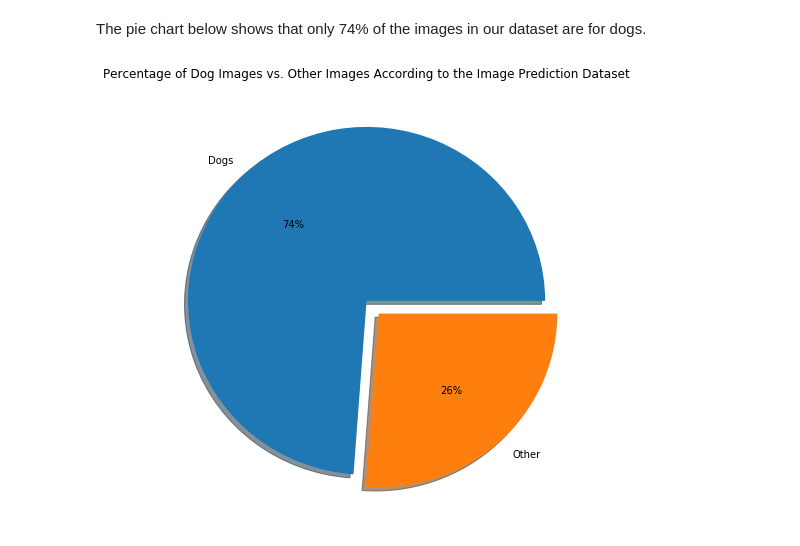
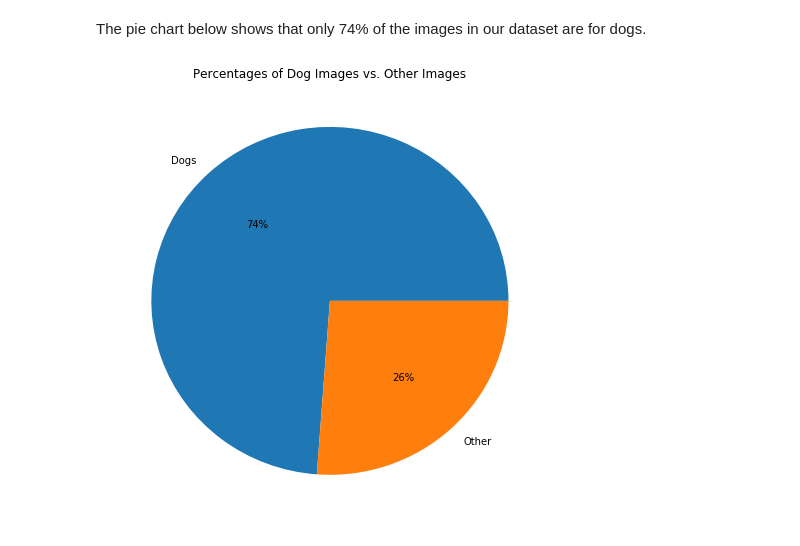
Before and after one commit to qusay-elewy/wrangle-and-analyze-data, a Jupyter notebook: wrangle_act.ipynb, the cells around one changed output. Drawn from its saved outputs; the diff is of its cells as text; code cells hidden in the pictures.

Commit message:
Visualization improved

```diff
--- a/wrangle_act.ipynb
+++ b/wrangle_act.ipynb
@@ -1001,14 +1001,14 @@ The pie chart below shows that only 74% of the images in our dataset are for dog
 # %%
 dog_image_count = len(prediction_clean_df[prediction_clean_df.is_dog])
 non_dog_image_count = len(prediction_clean_df[~prediction_clean_df.is_dog])
 
 _labels = ["Dogs", "Other"]
 _values = [dog_image_count, non_dog_image_count]
 _explode = [0, 0.1]
 fig= plt.figure(figsize=(8, 8))
-plt.title("Percentage of Dog Images vs. Other Images According to the Image Prediction Dataset")
-plt.pie(_values, labels = _labels, explode=_explode, shadow=True,
-        autopct='%.0f%%')
+plt.title("Percentages of Dog Images vs. Other Images")
+#plt.pie(_values, labels = _labels, explode=_explode, shadow=False, autopct='%.0f%%')
+plt.pie(_values, labels = _labels, shadow=False, autopct='%.0f%%')
 plt.show();
 # %% [output]
-[figure, old version]
+[figure, new version]
```
Also changed, not shown: parts of 7 cells of this notebook, 1 other file.
